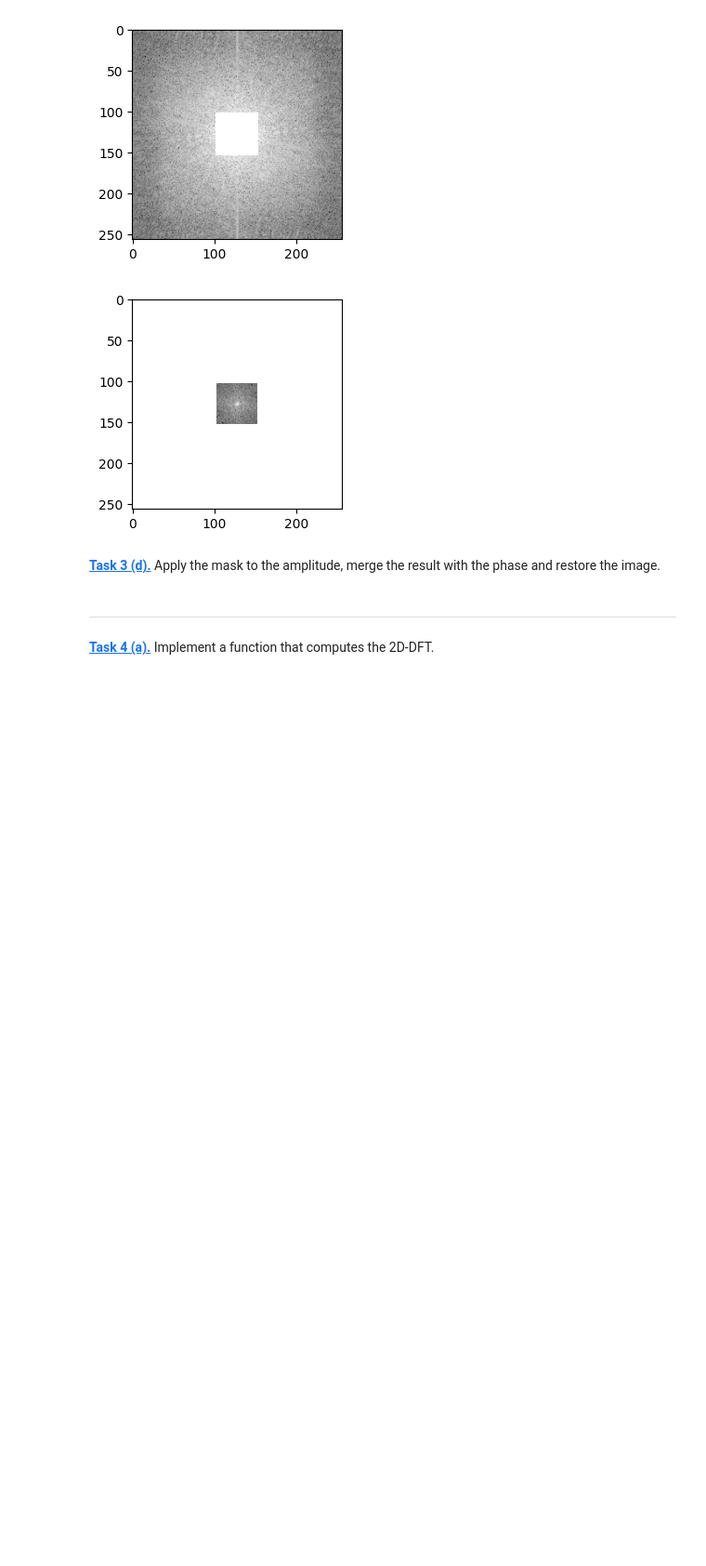
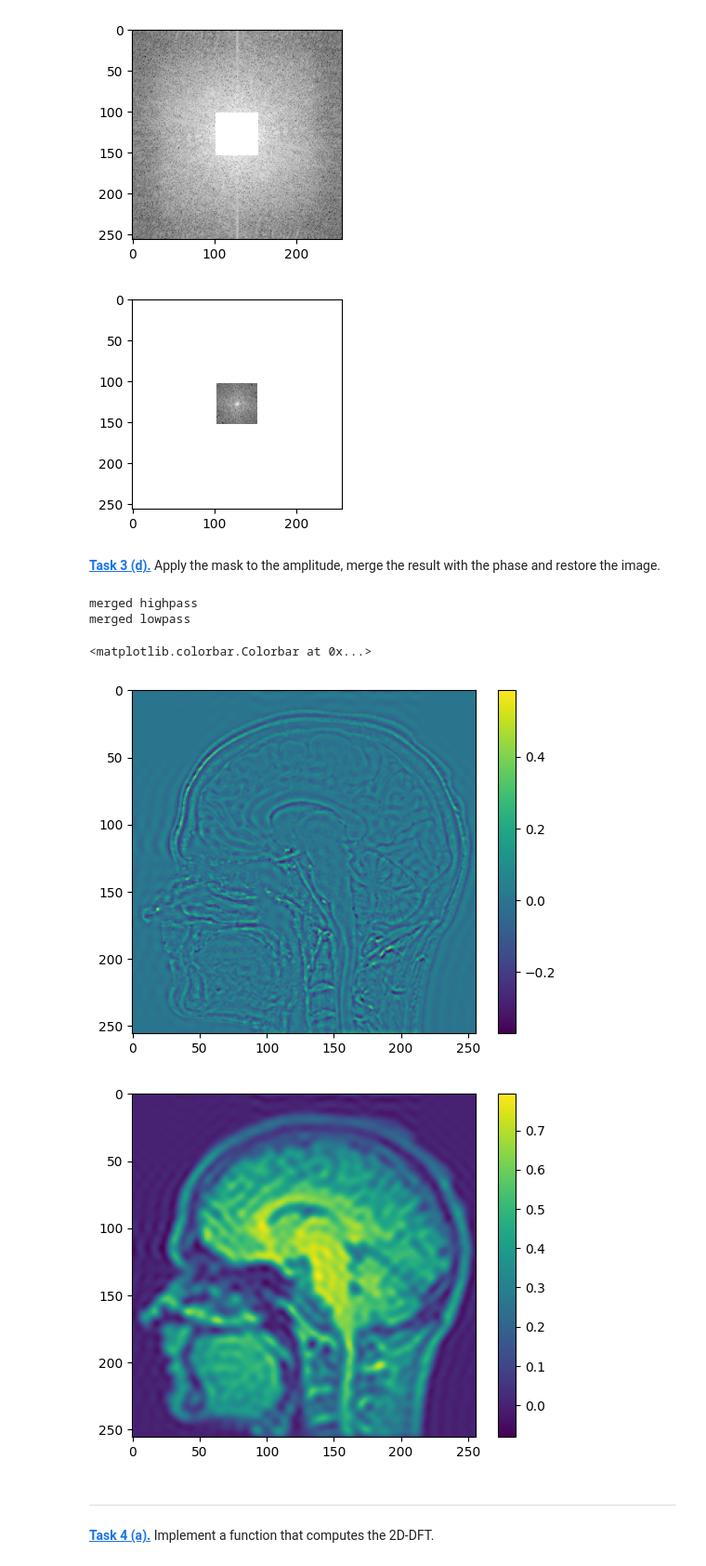
Before and after one commit to grosserC/mobi-fs5-python, a Jupyter notebook: fourier.ipynb, the cells around one changed output. Shown at 93% size. Saved outputs shown, nothing was run; the diff lists cells and outputs as text; code cells hidden in the pictures; blank space fills up the shorter version.

```diff
--- a/fourier.ipynb
+++ b/fourier.ipynb
@@ -186,33 +186,30 @@ lowpass filter
 [figure]
 # %% [markdown]
 **[Task 3 (d).]()** Apply the mask to the amplitude, merge the result with the phase and restore the image.
-# %%
-brain_ft = np.fft.fft2(brain)
-brain_shifted = np.fft.fftshift(brain_ft)
-
-amplitude_brain = np.abs(brain_shifted)
-phase_brain = np.angle(brain_shifted)
-
-print("#No Filer:")
-plt.figure()
-plt.subplot(1, 2, 1)
-plt.imshow(np.log(amplitude_brain), 'gray')
-
-
-print("highpass filter")
-ampl_filter = amplitude_brain*filtermask_highpass
-
-plt.figure()
-plt.subplot(1, 2, 1)
-plt.imshow(np.log(ampl_filter), 'gray')
-
-
-print("lowpass filter")
-ampl_filter = amplitude_brain*filtermask_lowpass
-
-plt.figure()
-plt.subplot(1, 2, 1)
-plt.imshow(np.log(ampl_filter), 'gray')
+# %%
+
+# merge the filtered images
+print("merged highpass")
+merged = to_complex_array(ampl_filter_h, phase_brain)
+merged_IFFT = np.fft.ifftshift(merged)
+merged_IFFT = np.fft.ifft2(merged_IFFT)
+plt.figure()
+plt.imshow(merged_IFFT.real)
+plt.colorbar()
+
+print("merged lowpass")
+merged = to_complex_array(ampl_filter_l, phase_brain)
+merged_IFFT = np.fft.ifftshift(merged)
+merged_IFFT = np.fft.ifft2(merged_IFFT)
+plt.figure()
+plt.imshow(merged_IFFT.real)
+plt.colorbar()
+# %% [output]
+merged highpass
+merged lowpass
+<matplotlib.colorbar.Colorbar at 0x...>
+[figure, added]
+[figure, added]
 # %% [markdown]
 ---
 # %% [markdown]
```
Also changed, not shown: parts of 5 cells of this notebook, 1 other file.
